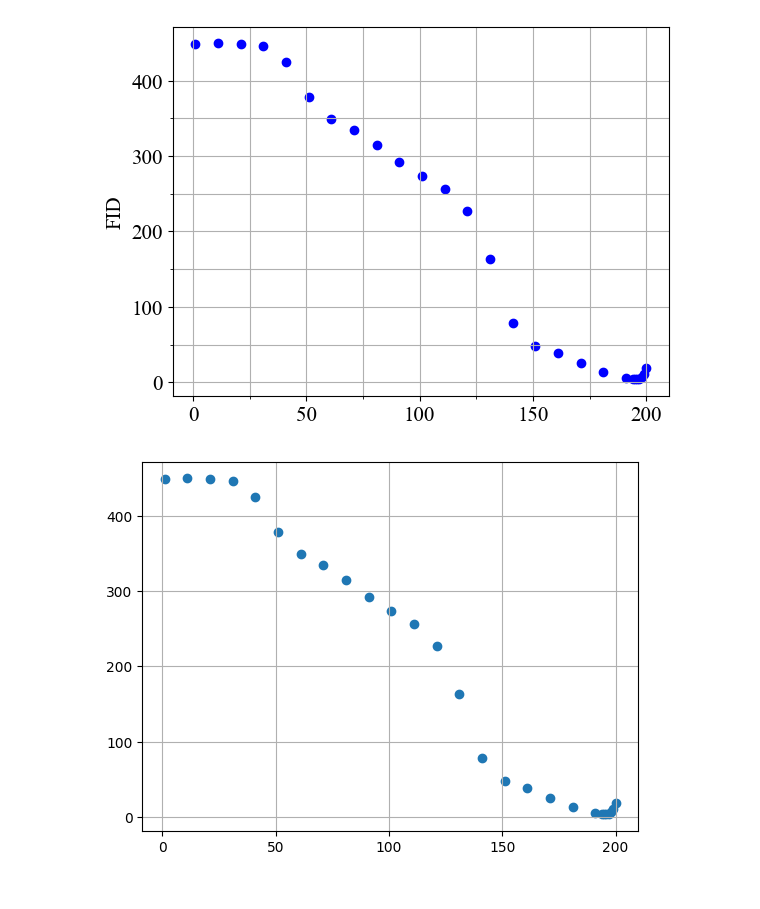
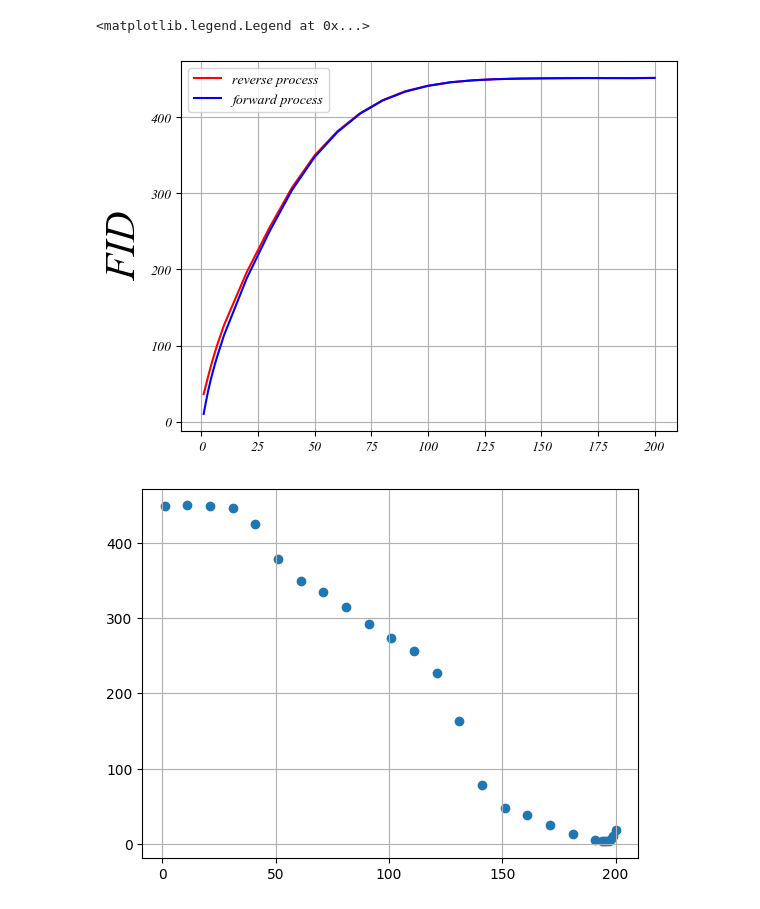
Before and after one commit to ginlov/dropout-diffusion, a Jupyter notebook: notebook/visualize_metrics.ipynb, the cells around one changed output. Cells and saved outputs as stored; diff of their text form; code cells hidden in the pictures.

```diff
--- a/notebook/visualize_metrics.ipynb
+++ b/notebook/visualize_metrics.ipynb
@@ -35,27 +69,29 @@ timestep = [1, 2, 3, 4, 5, 6, 7, 10, 20, 30, 40, 50, 60, 70, 80, 90, 100, 110, 1
 # %%
 fig = plt.figure()
 ax = fig.add_subplot(1, 1, 1)
 
 major_xticks = [0, 50, 100, 150, 200]
 minor_xticks = [0, 25, 50, 75, 100, 125, 150, 175, 200]
 
 major_yticks = [0, 100, 200, 300, 400]
 minor_yticks = [0, 50, 100, 150, 200, 250, 300, 350, 400]
-ax.tick_params(axis='both', which='major', labelsize=30)
-ax.set_xticks(major_xticks)
-ax.set_xticks(minor_xticks, minor=True)
-ax.set_yticks(major_yticks)
-ax.set_yticks(minor_yticks, minor=True)
+# ax.tick_params(axis='both', which='major', labelsize=30)
+# ax.set_xticks(major_xticks)
+# ax.set_xticks(minor_xticks, minor=True)
+# ax.set_yticks(major_yticks)
+# ax.set_yticks(minor_yticks, minor=True)
 font = {'family': 'Times New Roman',
         'weight': 'normal',
         'size': 30,
         }
 ax.set_ylabel("FID", fontdict=font)
 ax.grid(which='both')
-ax.scatter([201-i for i in timestep], fid, c="blue")
-plt.savefig("FID.png")
+ax.plot(timestep, fid_reverse, color="red", label="reverse process")
+ax.plot(timestep, fid_forward, color="blue", label="forward process")
+ax.legend()
 # %% [output]
+<matplotlib.legend.Legend at 0x...>
-[figure, old version]
+[figure, new version]
 # %%
 plt.scatter([201-i for i in timestep], fid)
 plt.xticks([0, 50, 100, 150, 200])
```
Also changed, not shown: parts of 4 cells of this notebook.
